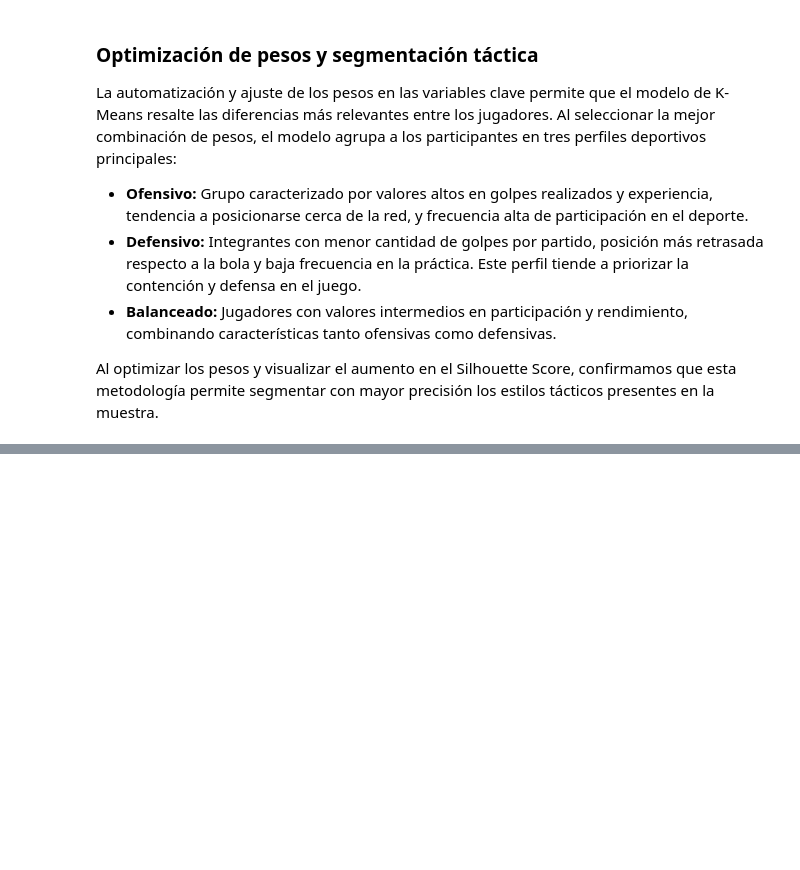
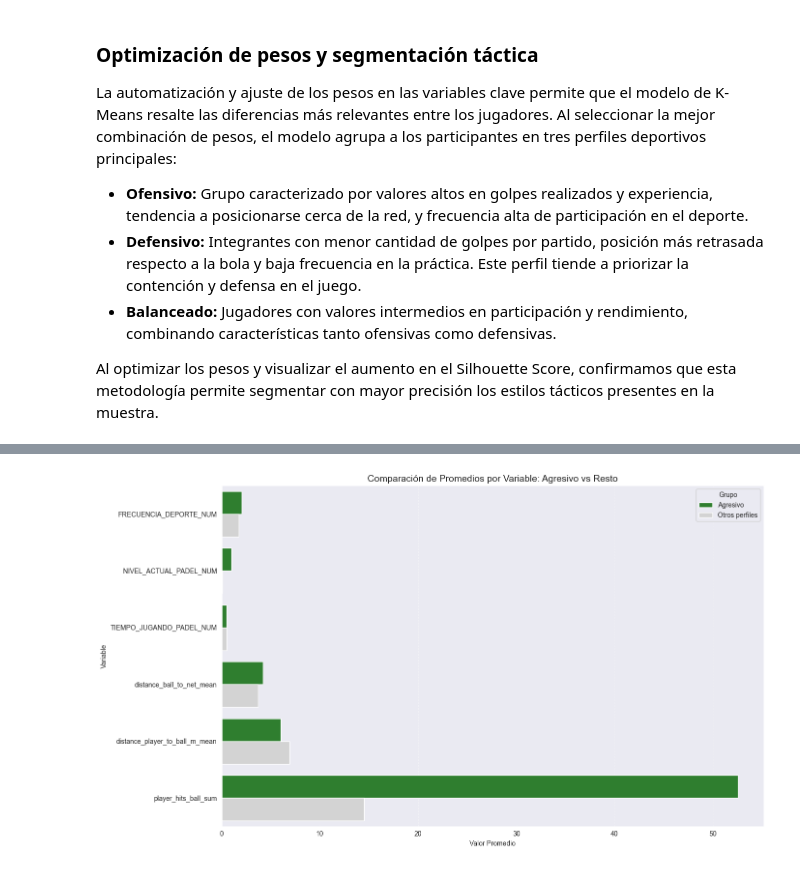
Before and after one commit to valenlopezzz04/Proyecto-padel-analitica, a Jupyter notebook: kmeans2.ipynb, the cells around one changed output, grey strips where cells are left out. Drawn from its saved outputs; the diff is of its cells as text; code cells hidden in the pictures; blank space fills up the shorter version.

```diff
--- a/kmeans2.ipynb
+++ b/kmeans2.ipynb
@@ -1194,0 +1295,49 @@ plt.show()
+# %%
+import numpy as np
+import seaborn as sns
+import matplotlib.pyplot as plt
+
+# --- Define el cluster ofensivo/agresivo ---
+target_cluster = 0            # cámbialo si tu cluster ofensivo es otro
+label_cluster = "Agresivo"
+label_otros = "Otros perfiles"
+
+# --- Prepara los datos ---
+df_long = df_merged.copy()
+
+df_long['Grupo'] = np.where(
+    df_long['cluster_kmeans'] == target_cluster,
+    label_cluster,
+    label_otros
+)
+
+df_long = df_long.melt(
+    id_vars='Grupo',
+    value_vars=features_3,
+    var_name='Variable',
+    value_name='Valor'
+)
+
+# --- Promedios por grupo ---
+df_plot = df_long.groupby(['Grupo', 'Variable'])['Valor'].mean().reset_index()
+
+# --- Gráfico ---
+plt.figure(figsize=(14, 8))
+sns.barplot(
+    data=df_plot,
+    x='Valor',
+    y='Variable',
+    hue='Grupo',
+    palette={label_cluster: "forestgreen", label_otros: "lightgray"},
+    orient='h'
+)
+
+plt.title("Comparación de Promedios por Variable: Agresivo vs Resto", fontsize=14)
+plt.xlabel("Valor Promedio")
+plt.ylabel("Variable")
+plt.grid(axis='x', linestyle='--', alpha=0.3)
+plt.legend(title="Grupo")
+plt.tight_layout()
+plt.show()
+# %% [output]
+[figure, added]
```
Also changed, not shown: parts of 11 cells of this notebook, 1 other file.
